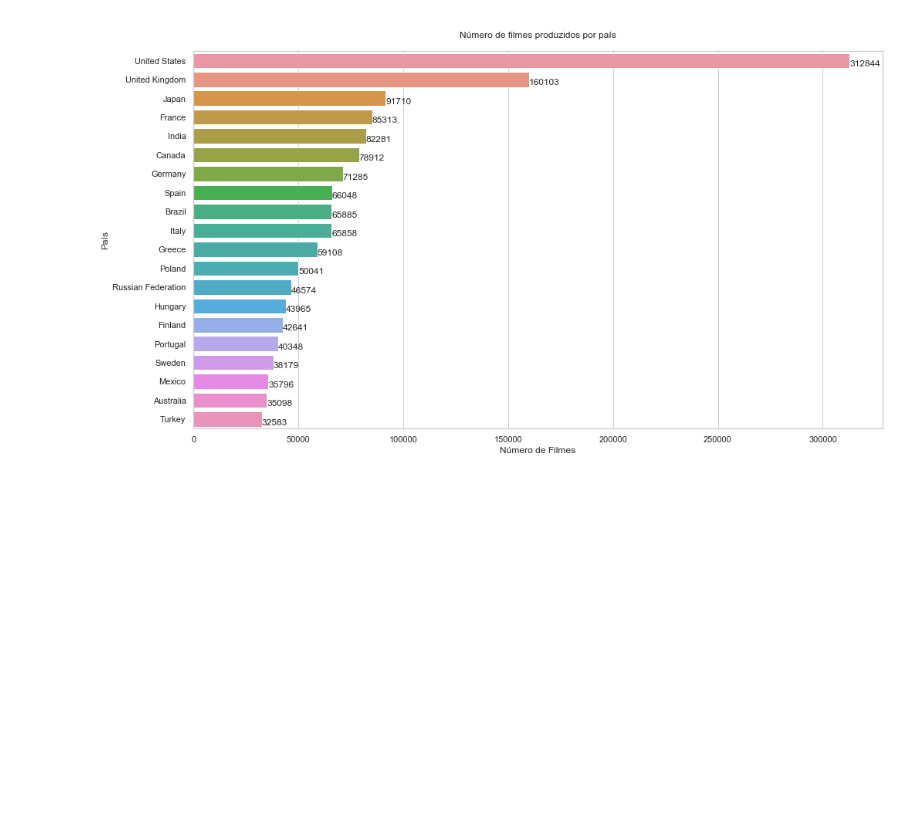
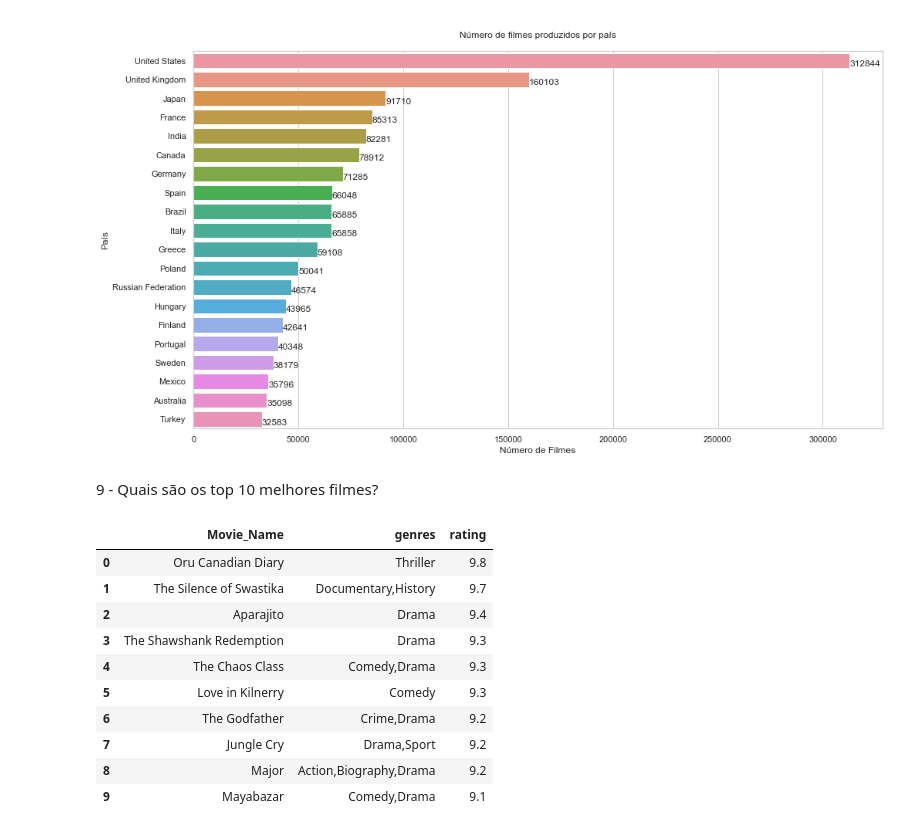
Before and after one commit to BrunoOMelo/Project01-PythonAnalytics, a Jupyter notebook: project_analytics.ipynb, the cells around one changed output. Saved outputs shown, nothing was run; the diff lists cells and outputs as text; code cells hidden in the pictures; blank space fills up the shorter version.

```diff
--- a/project_analytics.ipynb
+++ b/project_analytics.ipynb
@@ -1006,3 +1006,29 @@ plt.show
 # %% [output]
 <function matplotlib.pyplot.show(close=None, block=None)>
 [figure]
+# %% [markdown]
+9 - Quais são os top 10 melhores filmes?
+# %%
+#consulta sql
+consulta9 = '''SELECT primary_title AS Movie_Name, genres, rating FROM
+titles JOIN ratings
+ON titles.title_id = ratings.title_id
+WHERE titles.type = 'movie' AND ratings.votes >= 2500
+ORDER BY rating DESC
+LIMIT 10'''
+
+top10_melhores = pd.read_sql_query(consulta9,conn)
+
+display(top10_melhores)
+# %% [output]
+|  | Movie_Name | genres | rating |
+| 0 | Oru Canadian Diary | Thriller | 9.8 |
+| 1 | The Silence of Swastika | Documentary,History | 9.7 |
+| 2 | Aparajito | Drama | 9.4 |
+| 3 | The Shawshank Redemption | Drama | 9.3 |
+| 4 | The Chaos Class | Comedy,Drama | 9.3 |
+| 5 | Love in Kilnerry | Comedy | 9.3 |
+| 6 | The Godfather | Crime,Drama | 9.2 |
+| 7 | Jungle Cry | Drama,Sport | 9.2 |
+| 8 | Major | Action,Biography,Drama | 9.2 |
+| 9 | Mayabazar | Comedy,Drama | 9.1 |
```
Also changed, not shown: parts of 5 cells of this notebook.
